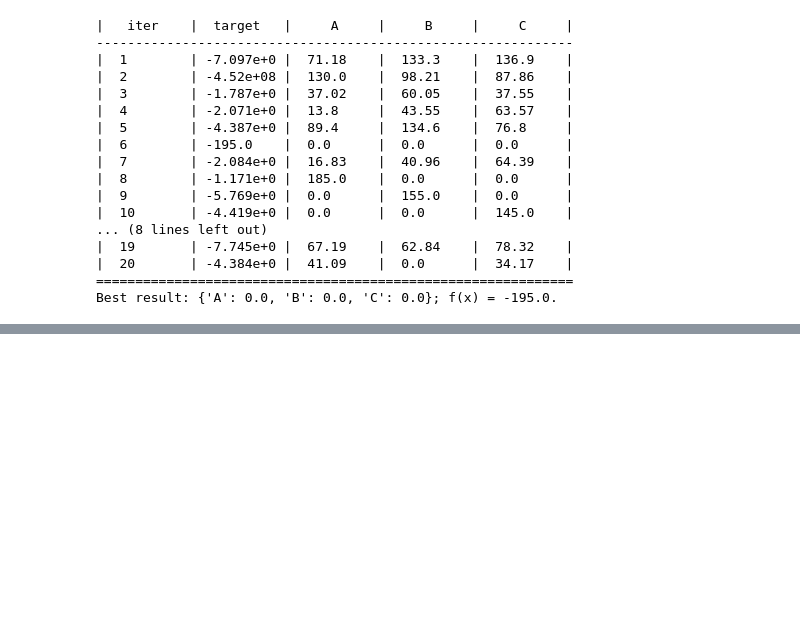
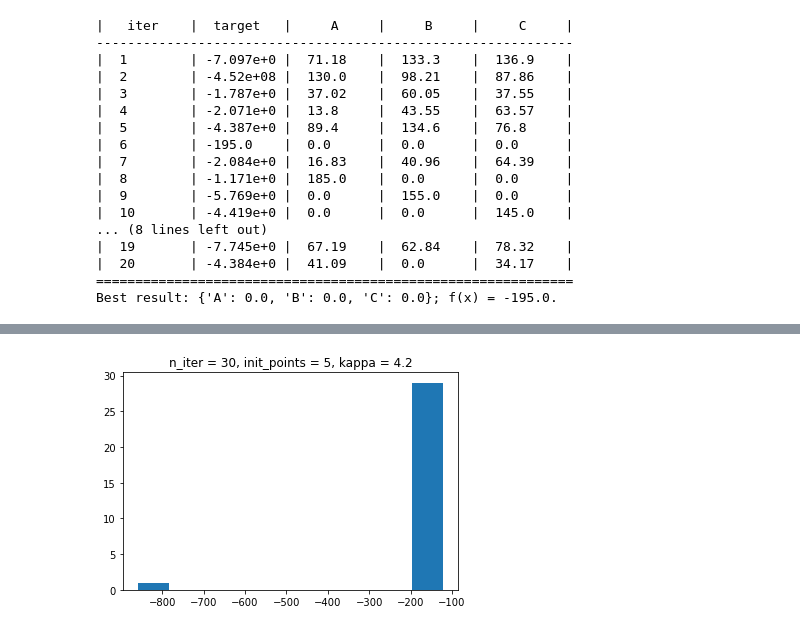
Before and after one commit to yubinhu/ParameterOptimization, a Jupyter notebook: venus-simulation.ipynb, the cells around one changed output, grey strips where cells are left out. Drawn from its saved outputs; the diff is of its cells as text; code cells hidden in the pictures; blank space fills up the shorter version.

```diff
--- a/venus-simulation.ipynb
+++ b/venus-simulation.ipynb
@@ -183,0 +173,4 @@ plt.show()
+# %%
+trial(30, n_iter = 30, init_points = 5, kappa = 4.2, verbose = 1, rand_adder = 8e2)
+# %% [output]
+[figure, added]
```
Also changed, not shown: parts of 18 cells of this notebook.
